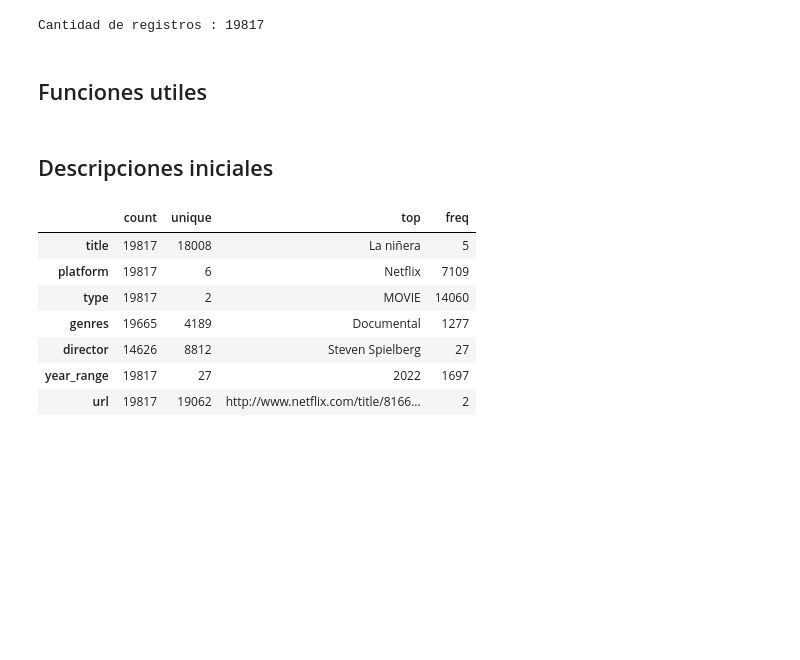
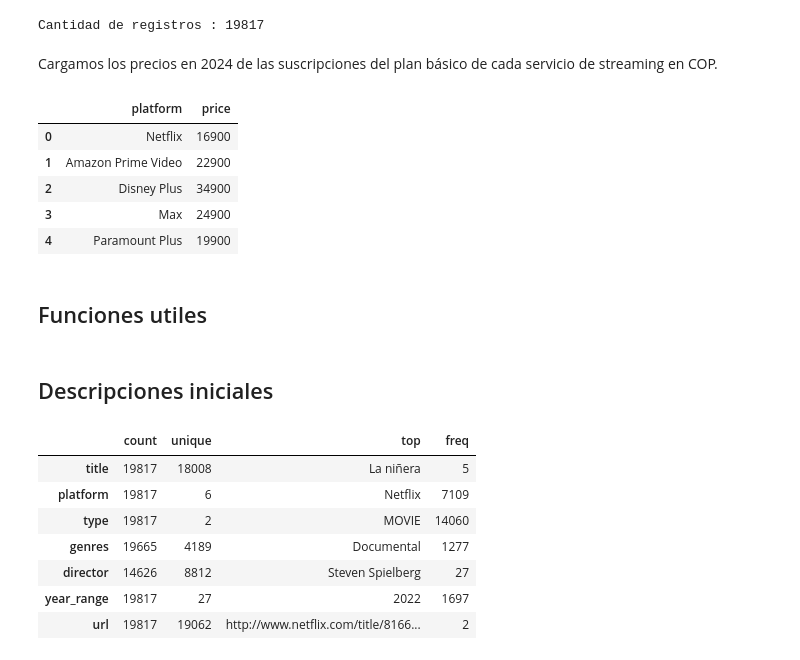
Before and after one commit to Josehoyos26/ML_NS_G13, a Jupyter notebook: Proyecto/EDA.ipynb, the cells around one changed output. Drawn from its saved outputs; the diff is of its cells as text; code cells hidden in the pictures; blank space fills up the shorter version.

```diff
--- a/Proyecto/EDA.ipynb
+++ b/Proyecto/EDA.ipynb
@@ -22,6 +24,18 @@ df.head()
 print('Cantidad de registros :', df.__len__())
 # %% [output]
 Cantidad de registros : 19817
+# %% [markdown]
+Cargamos los precios en 2024 de las suscripciones del plan básico de cada servicio de streaming en COP.
+# %%
+df_prices = pd.read_excel('data/Precios Streaming COP.xlsx')
+df_prices.head()
+# %% [output]
+|  | platform | price |
+| 0 | Netflix | 16900 |
+| 1 | Amazon Prime Video | 22900 |
+| 2 | Disney Plus | 34900 |
+| 3 | Max | 24900 |
+| 4 | Paramount Plus | 19900 |
 # %% [markdown]
 ## Funciones utiles
 # %%
```
Also changed, not shown: parts of 9 cells of this notebook, 1 other file.
